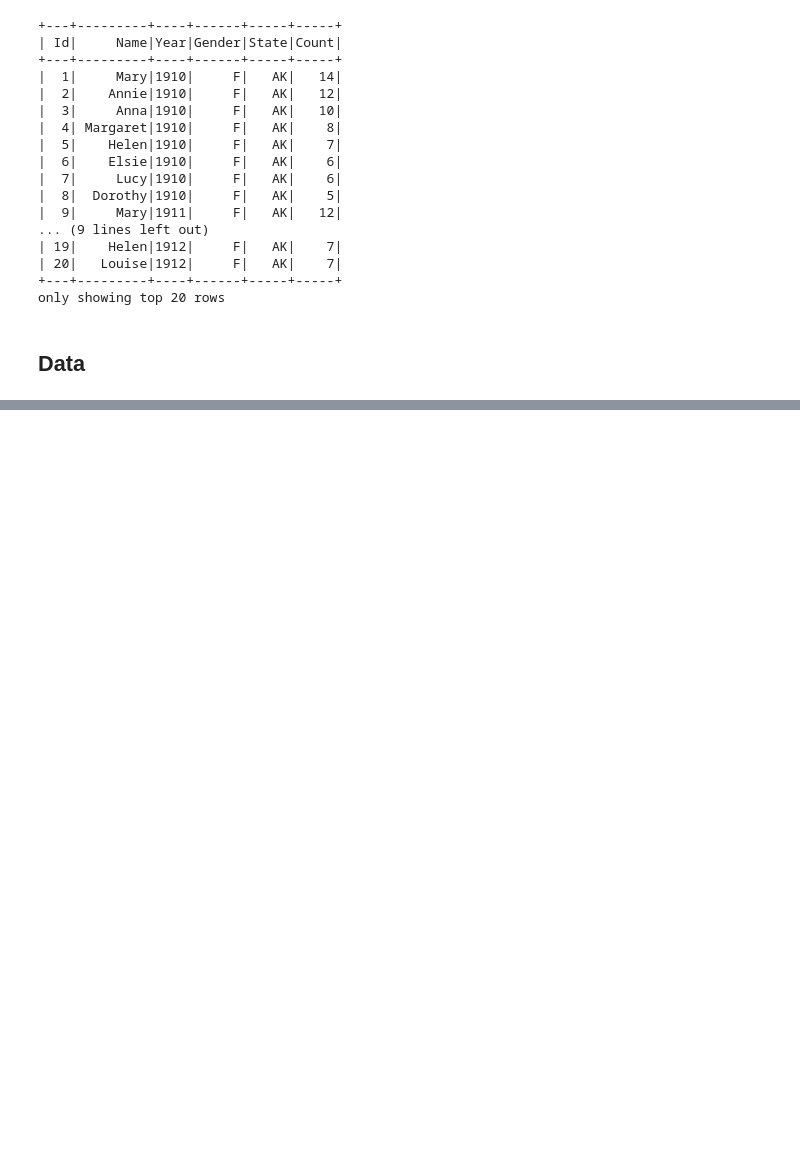
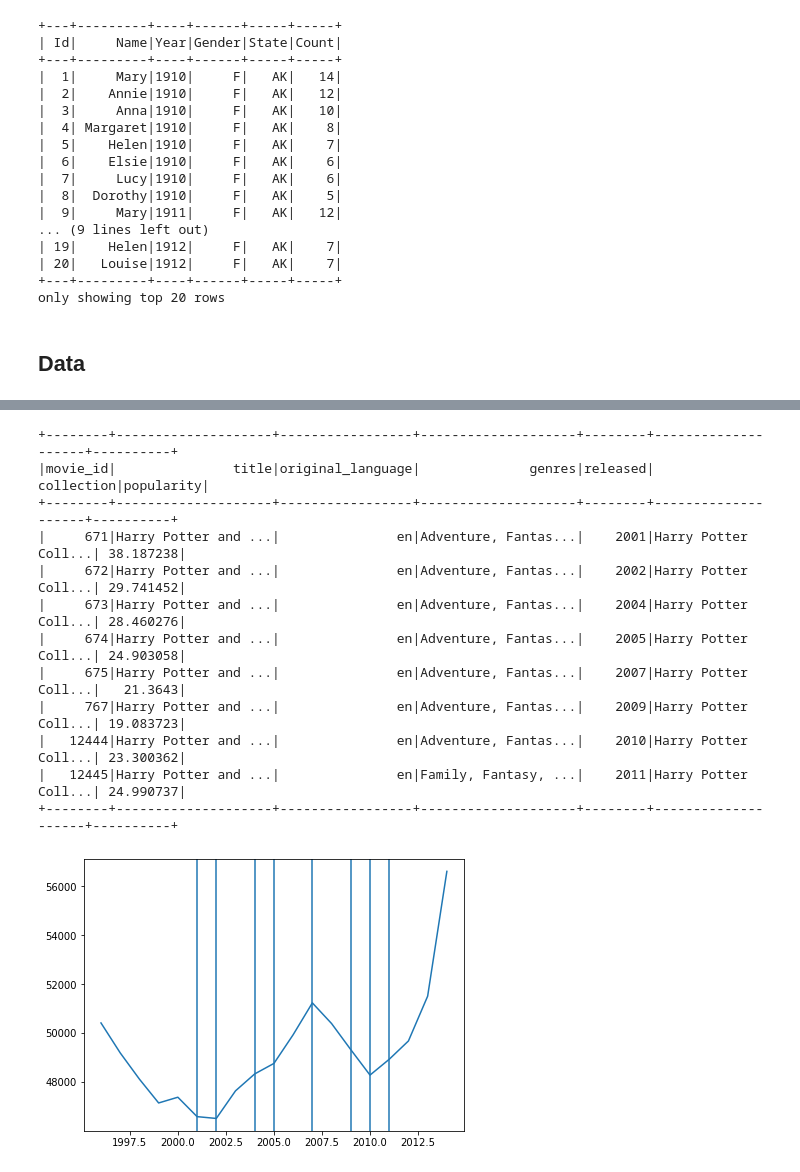
Before and after one commit to LilyThomas/DataMining, a Jupyter notebook: Untitled.ipynb, the cells around one changed output, grey strips where cells are left out. Saved outputs shown, nothing was run; the diff lists cells and outputs as text; code cells hidden in the pictures; blank space fills up the shorter version.

```diff
--- a/Untitled.ipynb
+++ b/Untitled.ipynb
@@ -234,2 +236,42 @@ inner_join.show()
 +-------+-----+----+------+-----+-----+--------+---------+----------------+------+
 only showing top 20 rows
+# %%
+movie = metadata_movies.filter(metadata_movies.collection.contains("Harry Potter")).orderBy('released', ascending=True)
+movie.show()
+
+movie_released = [int(row.released) for row in movie.select('released').collect()]
+
+years = [ x for x in range(movie_released[0] - 5, movie_released[len(movie_released)-1]+5)]
+
+movie_id = [int(row.movie_id) for row in movie.select('movie_id').collect()]
+
+movie_credits = credits.where(F.col("movie_id").isin(movie_id)).dropDuplicates(['character'])
+character_split = F.split(movie_credits['character'], ' ')
+movie_credits = movie_credits.withColumn("character", character_split.getItem(0))
+
+movie_characters = [row.character for row in movie_credits.select('character').collect()]
+movie_babynames_table = babynames_national.where(F.col("Name").isin(movie_characters)).where(F.col('Year').isin(years))
+movie_babynames_table = movie_babynames_table.groupBy('Year', 'Year').agg(F.sum('Count').alias('Count')).orderBy('Year')
+
+babynames_count = [int(row.Count) for row in movie_babynames_table.select('Count').collect()]
+years = [int(row.Year) for row in movie_babynames_table.select('Year').collect()]
+fig = plt.figure(figsize=(15,5))
+plt1 = fig.add_subplot(121)
+plt1.plot(years, babynames_count)
+
+for year in movie_released:
+    plt1.axvline(x=year)
+# %% [output]
++--------+--------------------+-----------------+--------------------+--------+--------------------+----------+
+|movie_id|               title|original_language|              genres|released|          collection|popularity|
++--------+--------------------+-----------------+--------------------+--------+--------------------+----------+
+|     671|Harry Potter and ...|               en|Adventure, Fantas...|    2001|Harry Potter Coll...| 38.187238|
+|     672|Harry Potter and ...|               en|Adventure, Fantas...|    2002|Harry Potter Coll...| 29.741452|
+|     673|Harry Potter and ...|               en|Adventure, Fantas...|    2004|Harry Potter Coll...| 28.460276|
+|     674|Harry Potter and ...|               en|Adventure, Fantas...|    2005|Harry Potter Coll...| 24.903058|
+|     675|Harry Potter and ...|               en|Adventure, Fantas...|    2007|Harry Potter Coll...|   21.3643|
+|     767|Harry Potter and ...|               en|Adventure, Fantas...|    2009|Harry Potter Coll...| 19.083723|
+|   12444|Harry Potter and ...|               en|Adventure, Fantas...|    2010|Harry Potter Coll...| 23.300362|
+|   12445|Harry Potter and ...|               en|Family, Fantasy, ...|    2011|Harry Potter Coll...| 24.990737|
++--------+--------------------+-----------------+--------------------+--------+--------------------+----------+
+[figure, added]
```
Also changed, not shown: parts of 2 cells of this notebook.
